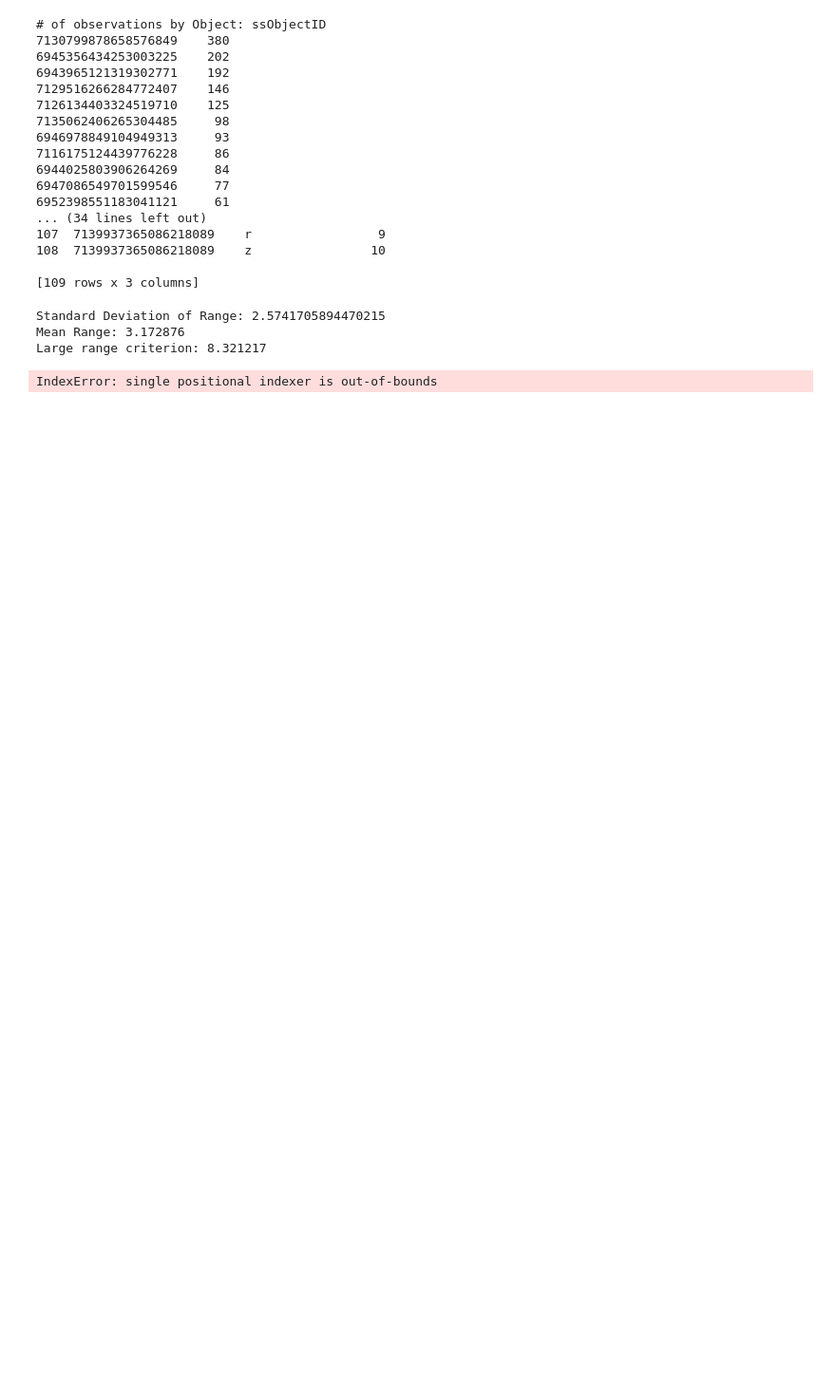
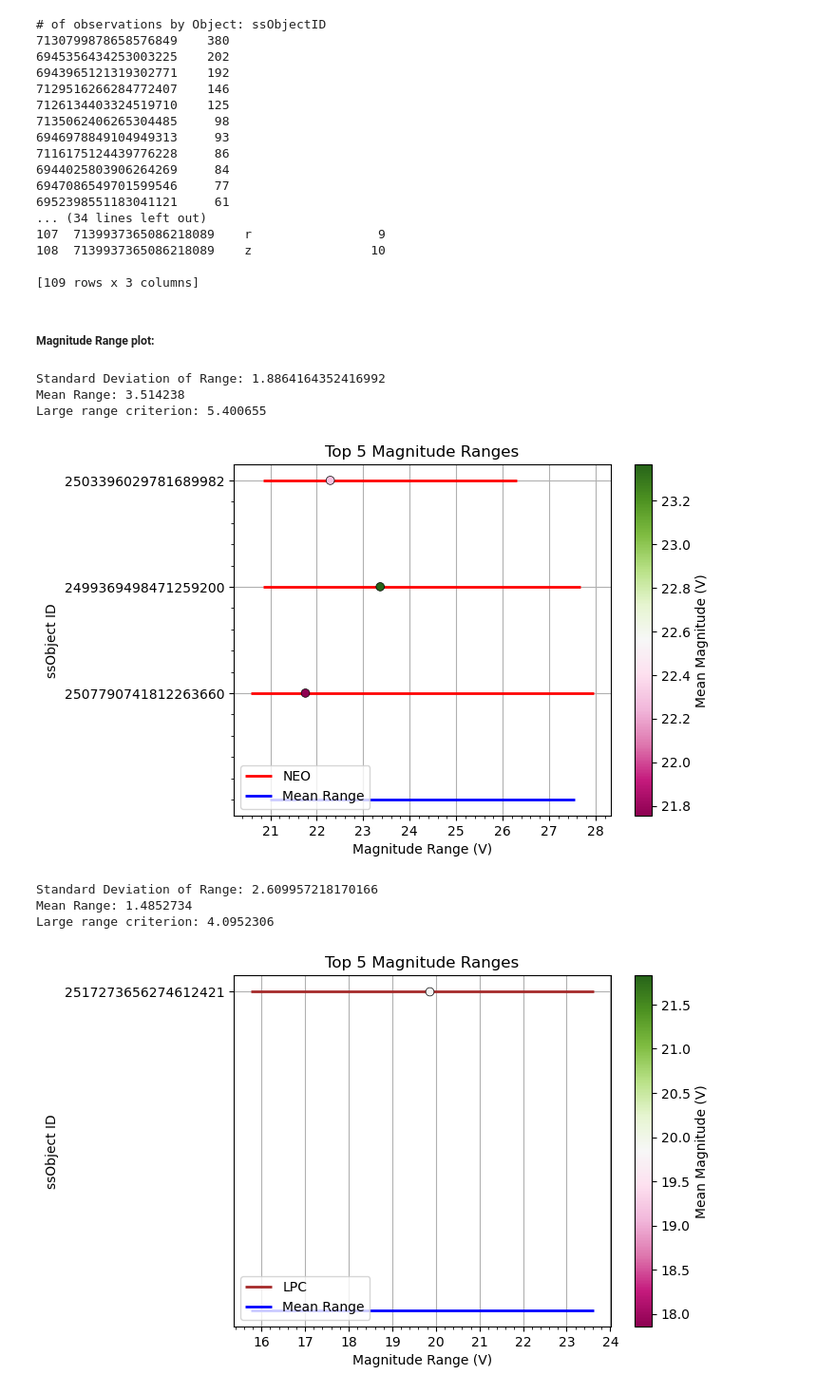
Before and after one commit to lsst-sssc/rsp_queries, a Jupyter notebook: docs/notebooks/query_tutorial.ipynb, the cells around one changed output. Shown: that part at 95% size. Cells and saved outputs as stored; diff of their text form; code cells hidden in the pictures; blank space fills up the shorter version.

Commit message:
Updated magnitude plots, added section for SSObject

```diff
--- a/docs/notebooks/query_tutorial.ipynb
+++ b/docs/notebooks/query_tutorial.ipynb
@@ -196,14 +197,20 @@ observations_by_object_filter = qh.obs_filter(main_example_table)
 108  7139937365086218089    z                10
 
 [109 rows x 3 columns]
+# %% [markdown]
+##### Magnitude Range plot:
 # %%
-main_ex_with_mags = qh.data_grouped_mags(main_example_table)
+NEO_ex_with_mags = qh.data_grouped_mags(NEO_data_table)
+qh.mag_range_plot(NEO_ex_with_mags, head_number = 5)
 
-qh.mag_range_plot(main_ex_with_mags, head_number = 5)
-
-mag_range_plot
+LPC_ex_with_mags = qh.data_grouped_mags(LPC_data_table)
+qh.mag_range_plot(LPC_ex_with_mags, head_number = 5)
 # %% [output]
-Standard Deviation of Range: 2.5741705894470215
-Mean Range: 3.172876
-Large range criterion: 8.321217
+Standard Deviation of Range: 1.8864164352416992
+Mean Range: 3.514238
+Large range criterion: 5.400655
+[figure, added]
-IndexError: single positional indexer is out-of-bounds
+Standard Deviation of Range: 2.609957218170166
+Mean Range: 1.4852734
+Large range criterion: 4.0952306
+[figure, added]
```
Also changed, not shown: parts of 6 cells of this notebook.
